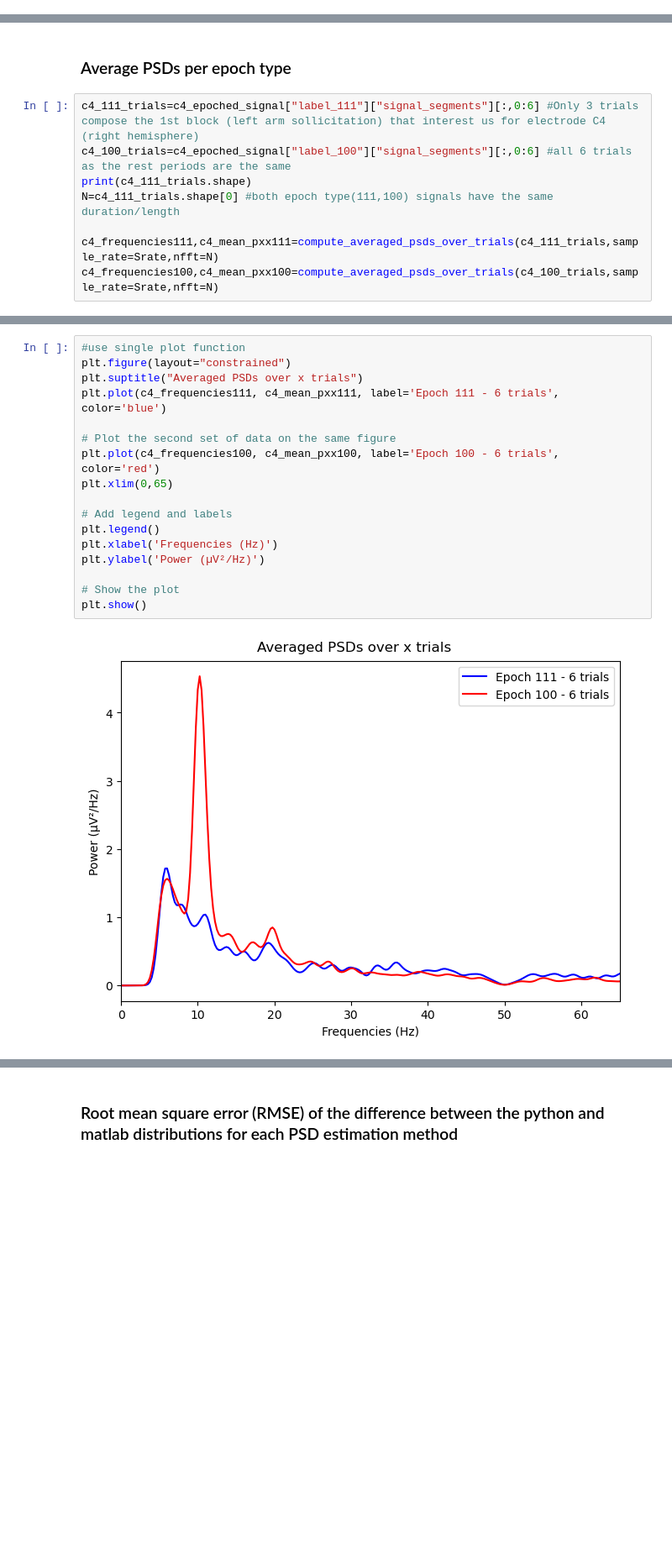
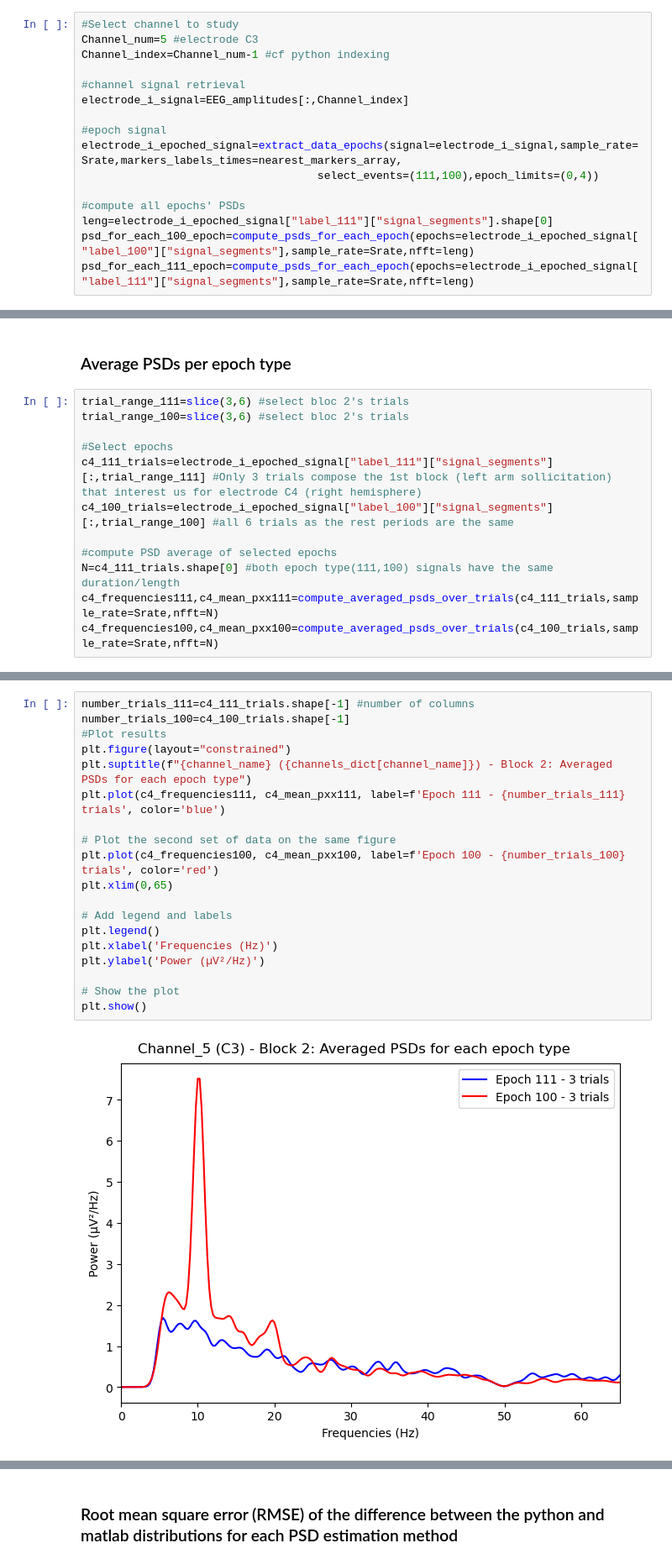
Before and after one commit to iwissemben/Stage_Signal_Physio, a Jupyter notebook: SRC/comparisons_Rearm.ipynb, the cells around one changed output, grey strips where cells are left out. Shown at 84% size. Cells and saved outputs as stored; diff of their text form; blank space fills up the shorter version.

```diff
--- a/SRC/comparisons_Rearm.ipynb
+++ b/SRC/comparisons_Rearm.ipynb
@@ -176,0 +184,16 @@ time_segments shape: (2001, 6)
+# %%
+#Select channel to study
+Channel_num=5 #electrode C3
+Channel_index=Channel_num-1 #cf python indexing
+
+#channel signal retrieval
+electrode_i_signal=EEG_amplitudes[:,Channel_index]
+
+#epoch signal
+electrode_i_epoched_signal=extract_data_epochs(signal=electrode_i_signal,sample_rate=Srate,markers_labels_times=nearest_markers_array,
+                                    select_events=(111,100),epoch_limits=(0,4))
+
+#compute all epochs' PSDs
+leng=electrode_i_epoched_signal["label_111"]["signal_segments"].shape[0]
+psd_for_each_100_epoch=compute_psds_for_each_epoch(epochs=electrode_i_epoched_signal["label_100"]["signal_segments"],sample_rate=Srate,nfft=leng)
+psd_for_each_111_epoch=compute_psds_for_each_epoch(epochs=electrode_i_epoched_signal["label_111"]["signal_segments"],sample_rate=Srate,nfft=leng)
@@ -218,11 +238,15 @@ segment shapes - (2001, 2)
 # %% [markdown]
 ### Average PSDs per epoch type
 # %%
-c4_111_trials=c4_epoched_signal["label_111"]["signal_segments"][:,0:6] #Only 3 trials compose the 1st block (left arm sollicitation) that interest us for electrode C4 (right hemisphere)
-c4_100_trials=c4_epoched_signal["label_100"]["signal_segments"][:,0:6] #all 6 trials as the rest periods are the same
-print(c4_111_trials.shape)
+trial_range_111=slice(3,6) #select bloc 2's trials
+trial_range_100=slice(3,6) #select bloc 2's trials
+
+#Select epochs
+c4_111_trials=electrode_i_epoched_signal["label_111"]["signal_segments"][:,trial_range_111] #Only 3 trials compose the 1st block (left arm sollicitation) that interest us for electrode C4 (right hemisphere)
+c4_100_trials=electrode_i_epoched_signal["label_100"]["signal_segments"][:,trial_range_100] #all 6 trials as the rest periods are the same
+
+#compute PSD average of selected epochs
 N=c4_111_trials.shape[0] #both epoch type(111,100) signals have the same duration/length
-
 c4_frequencies111,c4_mean_pxx111=compute_averaged_psds_over_trials(c4_111_trials,sample_rate=Srate,nfft=N)
 c4_frequencies100,c4_mean_pxx100=compute_averaged_psds_over_trials(c4_100_trials,sample_rate=Srate,nfft=N)
 # %% [output]
@@ -244,19 +255,21 @@ segment shapes - (2001, 6)
 # %%
-#use single plot function
+number_trials_111=c4_111_trials.shape[-1] #number of columns
+number_trials_100=c4_100_trials.shape[-1]
+#Plot results
 plt.figure(layout="constrained")
-plt.suptitle("Averaged PSDs over x trials")
-plt.plot(c4_frequencies111, c4_mean_pxx111, label='Epoch 111 - 6 trials', color='blue')
+plt.suptitle(f"{channel_name} ({channels_dict[channel_name]}) - Block 2: Averaged PSDs for each epoch type")
+plt.plot(c4_frequencies111, c4_mean_pxx111, label=f'Epoch 111 - {number_trials_111} trials', color='blue')
 
 # Plot the second set of data on the same figure
-plt.plot(c4_frequencies100, c4_mean_pxx100, label='Epoch 100 - 6 trials', color='red')
+plt.plot(c4_frequencies100, c4_mean_pxx100, label=f'Epoch 100 - {number_trials_100} trials', color='red')
 plt.xlim(0,65)
 
 # Add legend and labels
 plt.legend()
 plt.xlabel('Frequencies (Hz)')
 plt.ylabel('Power (µV²/Hz)')
 
 # Show the plot
 plt.show()
 # %% [output]
-[figure, old version]
+[figure, new version]
```
Also changed, not shown: parts of 28 cells of this notebook, 1 other file.
